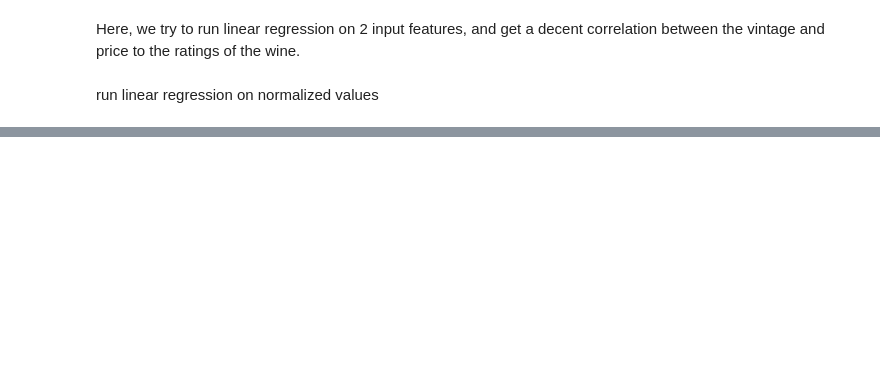
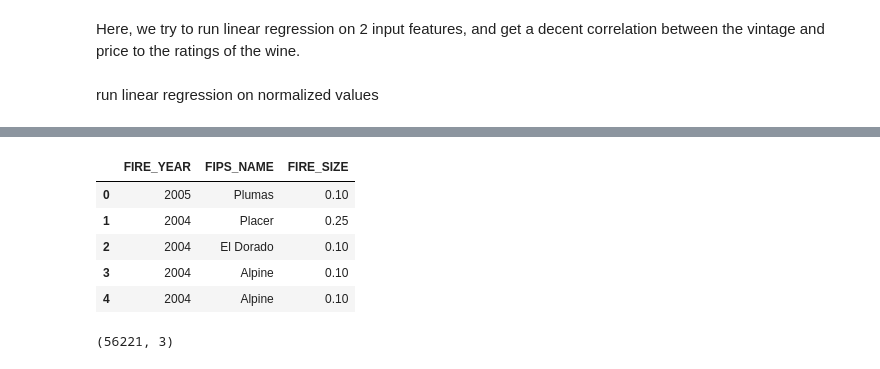
Before and after one commit to jems2019/CMPE257, a Jupyter notebook: Latent_Manifolds_and_Regression/Linear_Regression_and_Latent_Manifolds.ipynb, the cells around one changed output, grey strips where cells are left out. Drawn from its saved outputs; the diff is of its cells as text; code cells hidden in the pictures; blank space fills up the shorter version.

```diff
--- a/Latent_Manifolds_and_Regression/Linear_Regression_and_Latent_Manifolds.ipynb
+++ b/Latent_Manifolds_and_Regression/Linear_Regression_and_Latent_Manifolds.ipynb
@@ -157,0 +154,16 @@ df_fire.FIRE_YEAR.isna().sum()
+# %%
+df_fire.dropna(subset = ['FIRE_YEAR', 'FIPS_NAME', 'FIRE_SIZE'], inplace = True)
+print(df_fire.shape)
+df_fire = df_fire.loc[:,['FIRE_YEAR', 'FIPS_NAME', 'FIRE_SIZE']]
+df_fire.head()
+# %% [output]
+|  | FIRE_YEAR | FIPS_NAME | FIRE_SIZE |
+| 0 | 2005 | Plumas | 0.10 |
+| 1 | 2004 | Placer | 0.25 |
+| 2 | 2004 | El Dorado | 0.10 |
+| 3 | 2004 | Alpine | 0.10 |
+| 4 | 2004 | Alpine | 0.10 |
+# %%
+print(df_fire.shape)
+# %% [output]
+(56221, 3)
```
Also changed, not shown: parts of 20 cells of this notebook, 2 other files.
